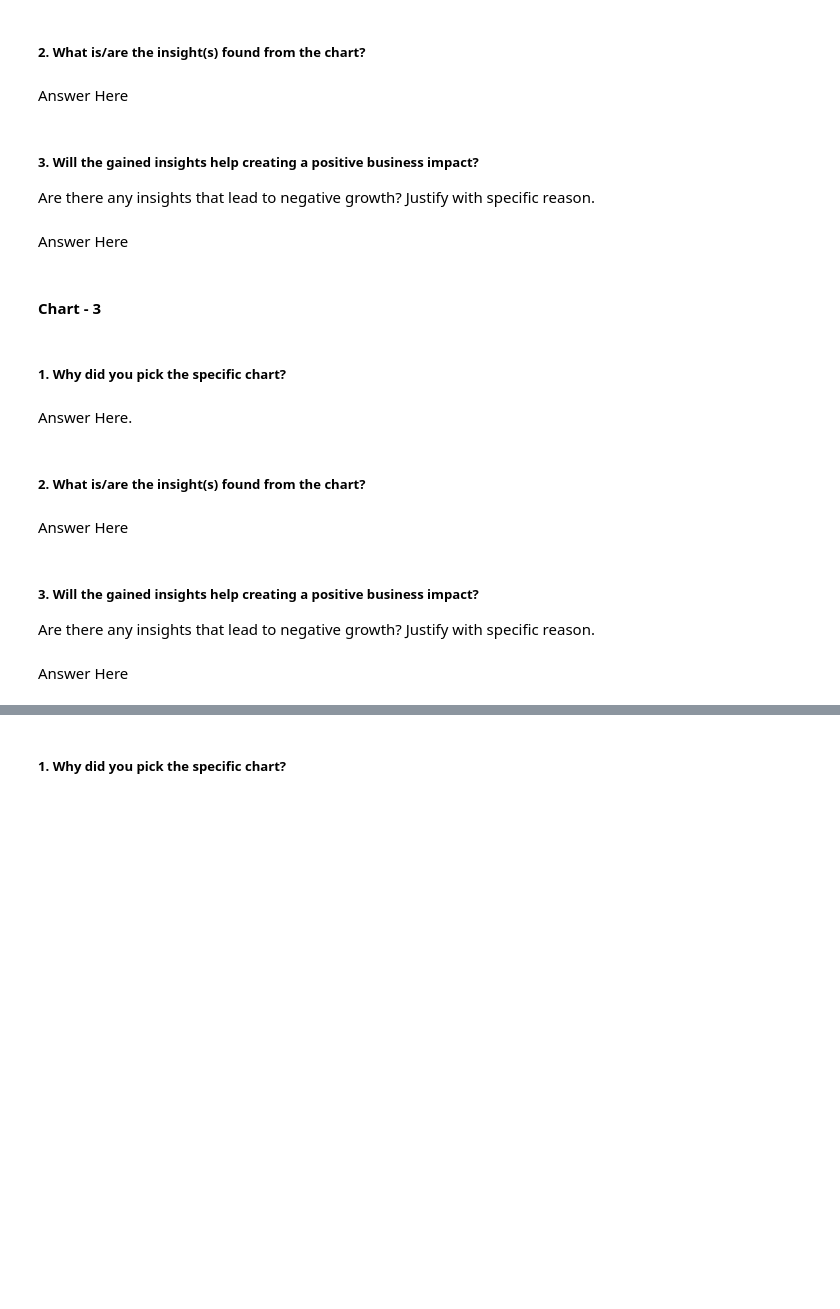
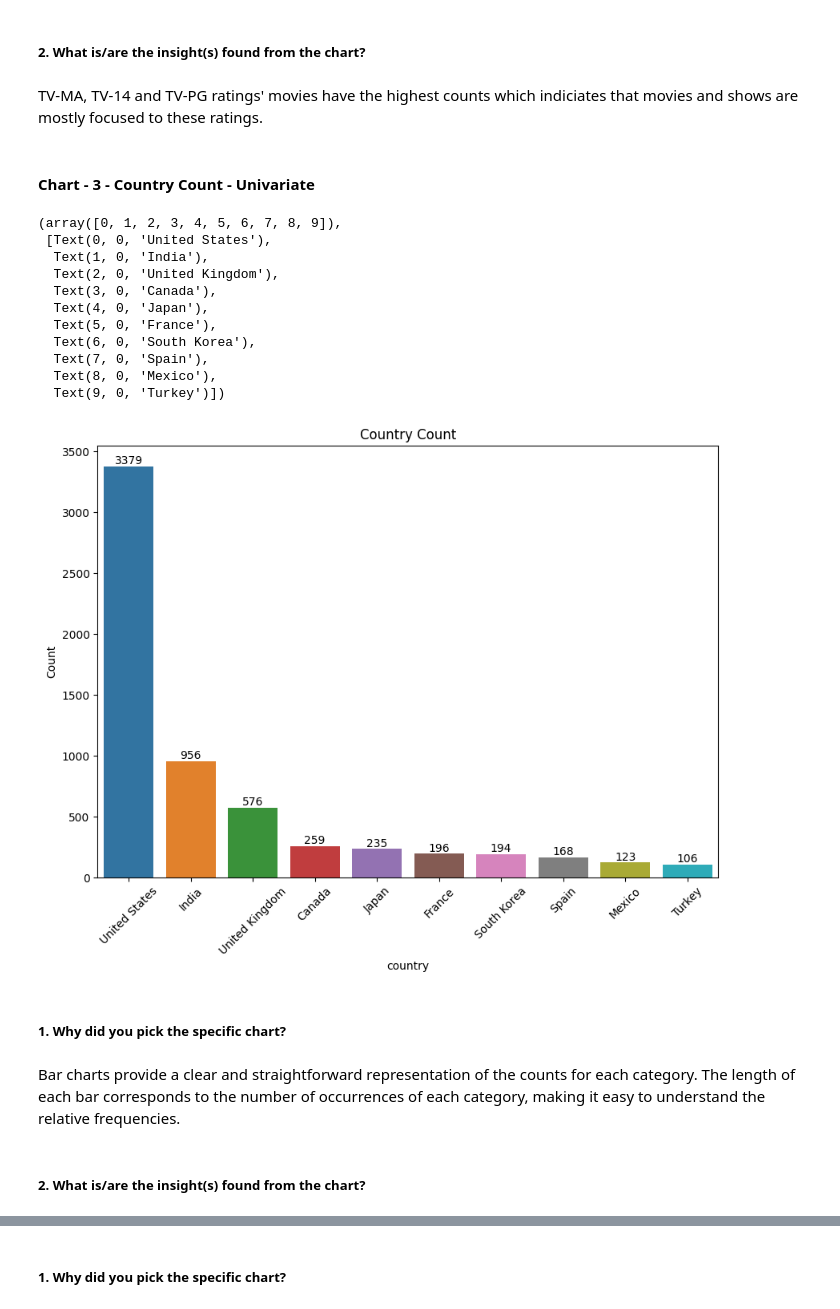
Before and after one commit to dhar9571/Capstone-Project-Unsupervised-ML---Netflix-Dataset, a Jupyter notebook: Capstone_Project_Unsupervised_ML_Netflix_Dataset.ipynb, the cells around one changed output, grey strips where cells are left out. Saved outputs shown, nothing was run; the diff lists cells and outputs as text; code cells hidden in the pictures; blank space fills up the shorter version.

```diff
--- a/Capstone_Project_Unsupervised_ML_Netflix_Dataset.ipynb
+++ b/Capstone_Project_Unsupervised_ML_Netflix_Dataset.ipynb
@@ -389,11 +428,6 @@ Answer Here.
 # %% [markdown]
 ##### 2. What is/are the insight(s) found from the chart?
-# %% [markdown]
-Answer Here
-# %% [markdown]
-##### 3. Will the gained insights help creating a positive business impact?
-Are there any insights that lead to negative growth? Justify with specific reason.
-# %% [markdown]
-Answer Here
+# %% [markdown]
+TV-MA, TV-14 and TV-PG ratings' movies have the highest counts which indiciates that movies and shows are mostly focused to these ratings.
 # %% [markdown]
-#### Chart - 3
+#### Chart - 3 - Country Count - Univariate
@@ -402,13 +434,36 @@ Answer Here
+# %%
+# Chart - 3 visualization code
+
+# creating a dataset for country counts:
+
+country_count = df1.country.value_counts().reset_index().rename(columns={'index':'country','country':'count'}).sort_values(by='count',ascending=False).head(10)
+
+plt.figure(figsize=(10,7))
+
+ax = sns.barplot(x=country_count["country"],y=country_count["count"])
+
+for count in ax.containers:
+  ax.bar_label(count)
+
+plt.title('Country Count')
+plt.ylabel('Count')
+plt.xticks(rotation=45)
+# %% [output]
+(array([0, 1, 2, 3, 4, 5, 6, 7, 8, 9]),
+ [Text(0, 0, 'United States'),
+  Text(1, 0, 'India'),
+  Text(2, 0, 'United Kingdom'),
+  Text(3, 0, 'Canada'),
+  Text(4, 0, 'Japan'),
+  Text(5, 0, 'France'),
+  Text(6, 0, 'South Korea'),
+  Text(7, 0, 'Spain'),
+  Text(8, 0, 'Mexico'),
+  Text(9, 0, 'Turkey')])
+[figure, added]
 # %% [markdown]
 ##### 1. Why did you pick the specific chart?
-# %% [markdown]
-Answer Here.
+# %% [markdown]
+Bar charts provide a clear and straightforward representation of the counts for each category. The length of each bar corresponds to the number of occurrences of each category, making it easy to understand the relative frequencies.
 # %% [markdown]
 ##### 2. What is/are the insight(s) found from the chart?
-# %% [markdown]
-Answer Here
-# %% [markdown]
-##### 3. Will the gained insights help creating a positive business impact?
-Are there any insights that lead to negative growth? Justify with specific reason.
-# %% [markdown]
-Answer Here
```
Also changed, not shown: parts of 50 cells of this notebook.
